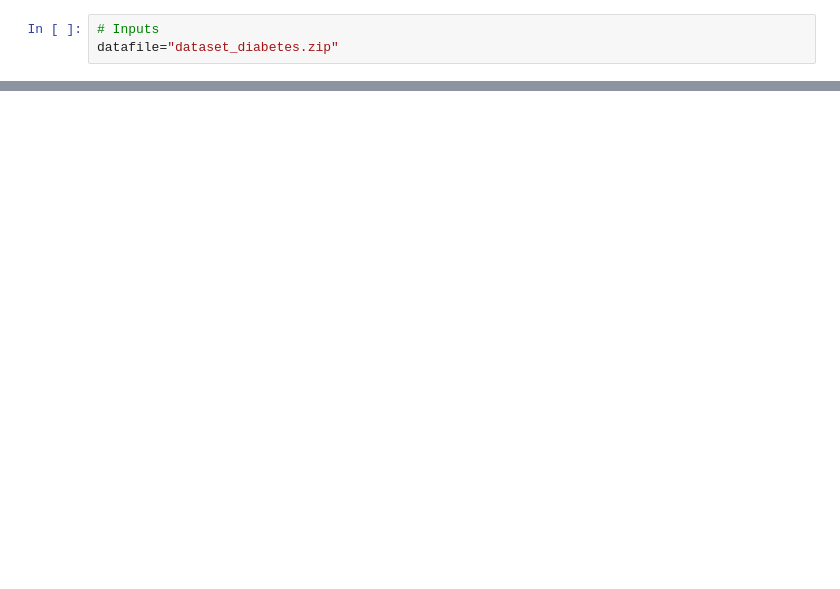
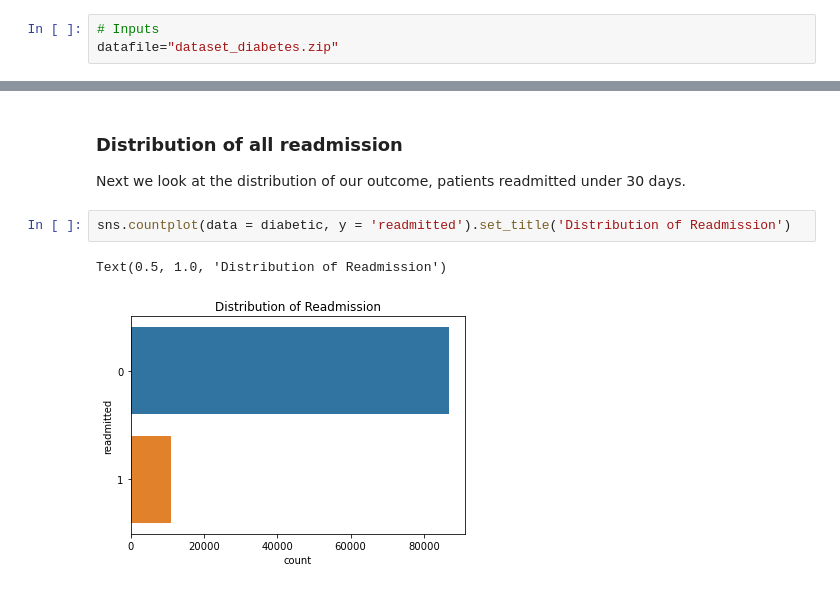
Before and after one commit to charlesg/HI530, a Jupyter notebook: project/Coding Project Notebook.ipynb, the cells around one changed output, grey strips where cells are left out. Saved outputs shown, nothing was run; the diff lists cells and outputs as text; blank space fills up the shorter version.

```diff
--- a/project/Coding Project Notebook.ipynb
+++ b/project/Coding Project Notebook.ipynb
@@ -96,0 +377,9 @@ Created in <span style='font-weight:600;margin-left:4px;'>Deepnote</span></a>
+# %% [markdown]
+### Distribution of all readmission
+
+Next we look at the distribution of our outcome, patients readmitted under 30 days.
+# %%
+sns.countplot(data = diabetic, y = 'readmitted').set_title('Distribution of Readmission')
+# %% [output]
+Text(0.5, 1.0, 'Distribution of Readmission')
+[figure, added]
```
Also changed, not shown: parts of 86 cells of this notebook, 18 other files.
